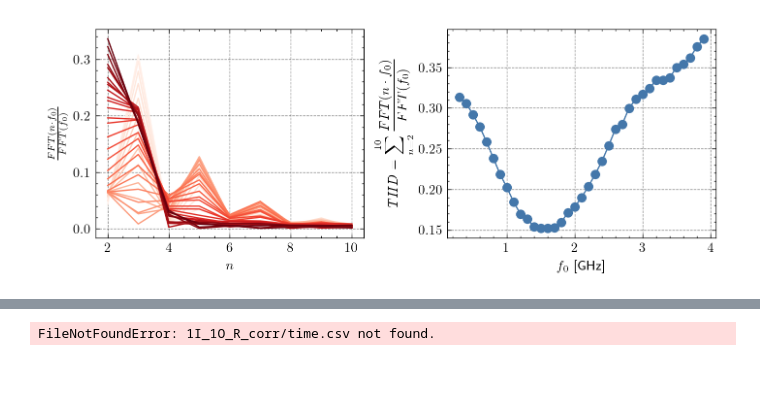
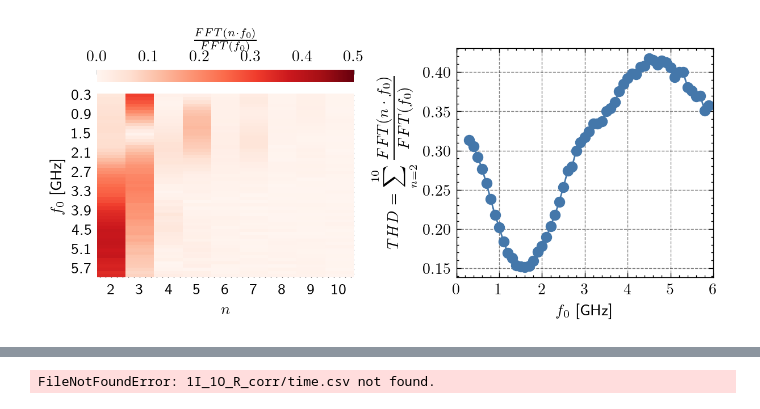
Before and after one commit to JonasMnsing/NanoNets, a Jupyter notebook: scripts/2_funding_period/WP2/cos_input/cos_input.ipynb, the cells around one changed output, grey strips where cells are left out. Saved outputs shown, nothing was run; the diff lists cells and outputs as text; code cells hidden in the pictures; blank space fills up the shorter version.

Commit message:
harmonic_generation

```diff
--- a/scripts/2_funding_period/WP2/cos_input/cos_input.ipynb
+++ b/scripts/2_funding_period/WP2/cos_input/cos_input.ipynb
@@ -25,7 +25,7 @@ def plot_freq(f, ax, min_y, max_y, N_f=5):
 
     return ax
 # %%
-dic = {f : pd.read_csv(f"uniform/data/Nx=7_Ny=7_Nz=1_Ne=2_{f}.csv") for f in np.round(np.arange(0.3,4,0.1),2)}
+dic = {f : pd.read_csv(f"uniform/data/Nx=7_Ny=7_Nz=1_Ne=2_{f}.csv") for f in np.round(np.arange(0.3,6,0.1),2)}
 # %%
 dic.keys()
 # %% [output]
@@ -33,5 +44,5 @@ dict_keys([0.3, 0.4, 0.5, 0.6, 0.7, 0.8, 0.9, 1.0, 1.1, 1.2, 1.3, 1.4, 1.5, 1.6,
 # %%
-freq    = 0.7
+freq    = 1
 signal  = dic[freq]['Current'].values
 dt      = 1e-10
 xf, yf  = nanonets_utils.fft(signal-np.mean(signal), dt, n_padded=65536)
@@ -48,9 +59,10 @@ with plt.style.context(["science", "bright"]):
 
     ax = fig.add_subplot(1,2,1)
     ax.plot(time, signal)
-    ax.set_ylabel("$y(t)$")
+    ax.set_ylabel("$I(t)$ [pA]")
     ax.set_xlabel("$t$ [ns]")
-    ax.set_ylim(-500,500)
+    # ax.set_ylim(-100,100)
+    # ax.set_xlim(0,50)
 
     ax  = fig.add_subplot(1,2,2)
     ax.plot(xf,yf)
@@ -60,4 +72,7 @@ with plt.style.context(["science", "bright"]):
     ax.set_yscale('log')
     ax.set_xlabel("$f$ [GHz]")
     ax.set_ylabel("$FFT$ [a.u.]")
+
+    fig.savefig("plots/fft_output_example.png", transparent=True, bbox_inches='tight')
+    fig.savefig("plots/fft_output_example.svg", transparent=True, bbox_inches='tight')
 # %% [output]
@@ -85,7 +100,7 @@ with plt.style.context(["science","bright", "grid"]):
         ax.plot(time,signal)
 
         if i % n_cols == 0:
-            ax.set_ylabel('$y(t)$')
+            ax.set_ylabel('$I(t)$ [pA]')
         else:
             ax.set_yticklabels("")
 
@@ -95,5 +110,7 @@ with plt.style.context(["science","bright", "grid"]):
             ax.set_xticklabels("")
 
         ax.set_ylim(-500,500)
-        # ax.set_xlim(0,10000)
+
+    fig.savefig("plots/output_comparsion.png", transparent=True, bbox_inches='tight')
+    fig.savefig("plots/output_comparsion.svg", transparent=True, bbox_inches='tight')
 # %% [output]
@@ -178,21 +197,35 @@ df_nonlinear
+# %%
+df_nonlinear_new    = df_nonlinear.copy()
+df_nonlinear_new    = df_nonlinear_new.set_index(np.arange(2,N_f+1))
 # %%
 cmap = plt.get_cmap('Reds')
 
 with plt.style.context(["science","bright", "grid"]):
 
-    fig = plt.figure(dpi=200, layout='constrained')
+    fig = plt.figure(dpi=200)
     ax  = fig.add_subplot(1,2,1)
     fig.set_figwidth(fig.get_figwidth()*2)
 
-    for i, col in enumerate(df_nonlinear.columns):
-        ax.plot(np.arange(2,len(df_fft_amplitudes)+1), df_nonlinear[col], c=cmap((i+1)/(len(df_nonlinear.columns))))
+    ax  = sns.heatmap(df_nonlinear_new.T, cmap='Reds', ax=ax, cbar_kws={'label':"$\\frac{FFT(n \cdot f_0)}{FFT(f_0)}$", "location":"top"}, vmin=0, vmax=0.5)
+    ax.set_ylabel("$f_0$ [GHz]")
+    ax.set_xlabel("$n$")
 
-    ax.set_ylabel("$\\frac{FFT(n \cdot f_0)}{FFT(f_0)}$")
-    ax.set_xlabel("$n$")
+    # for i, col in enumerate(df_nonlinear.columns):
+    #     ax.plot(np.arange(2,len(df_fft_amplitudes)+1), df_nonlinear[col], c=cmap((i+1)/(len(df_nonlinear.columns))))
+
+    # ax.set_ylabel("$\\frac{FFT(n \cdot f_0)}{FFT(f_0)}$")
+    # ax.set_xlabel("$n$")
 
     ax  = fig.add_subplot(1,2,2)
     ax  = np.sqrt((df_nonlinear**2).sum()).plot(ax=ax, marker='o')
     ax.set_ylabel("$THD$ = $\displaystyle\sum_{n=2}^{10}\\frac{FFT(n \cdot f_0)}{FFT(f_0)}$")
     ax.set_xlabel("$f_0$ [GHz]")
+    ax.set_xlim(0,6)
+
+    plt.subplots_adjust(wspace=0.4)
+    plt.locator_params(axis='x', nbins=8)
+
+    fig.savefig("plots/harmonic_generation.png", transparent=True, bbox_inches='tight')
+    fig.savefig("plots/harmonic_generation.svg", transparent=True, bbox_inches='tight')
 # %% [output]
-[figure, old version]
+[figure, new version]
```
Also changed, not shown: parts of 8 cells of this notebook, 8 other files.
